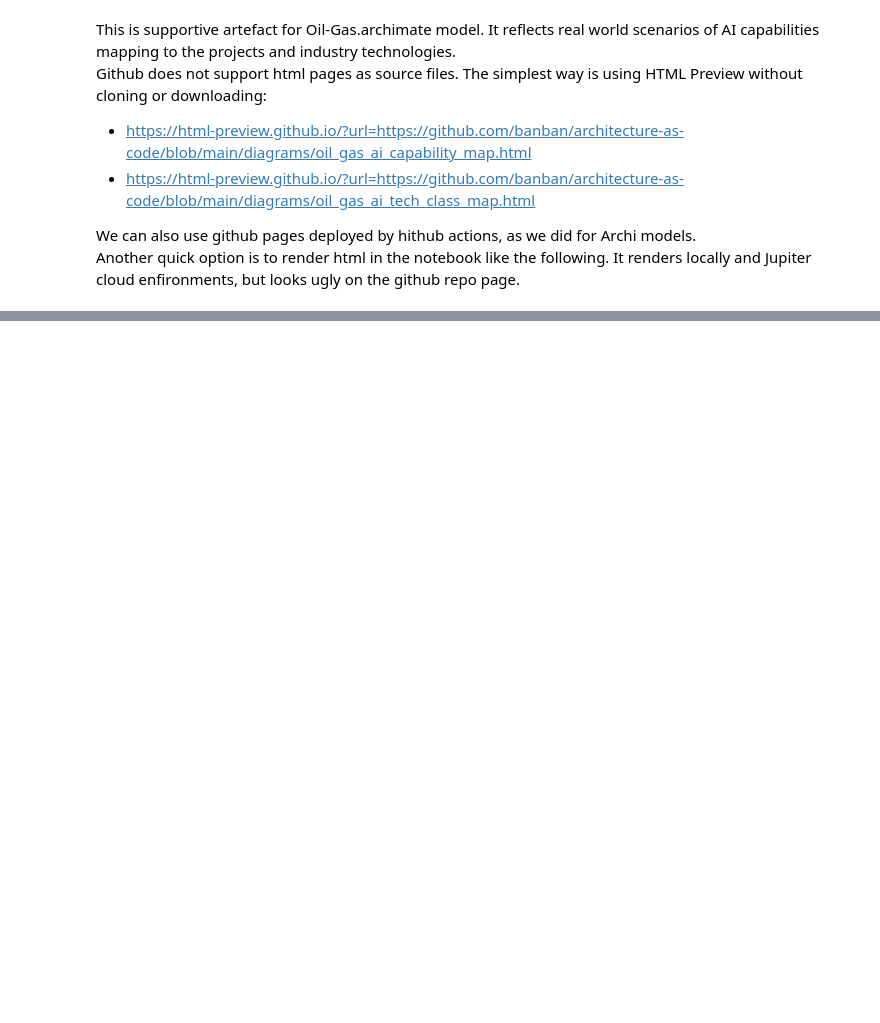
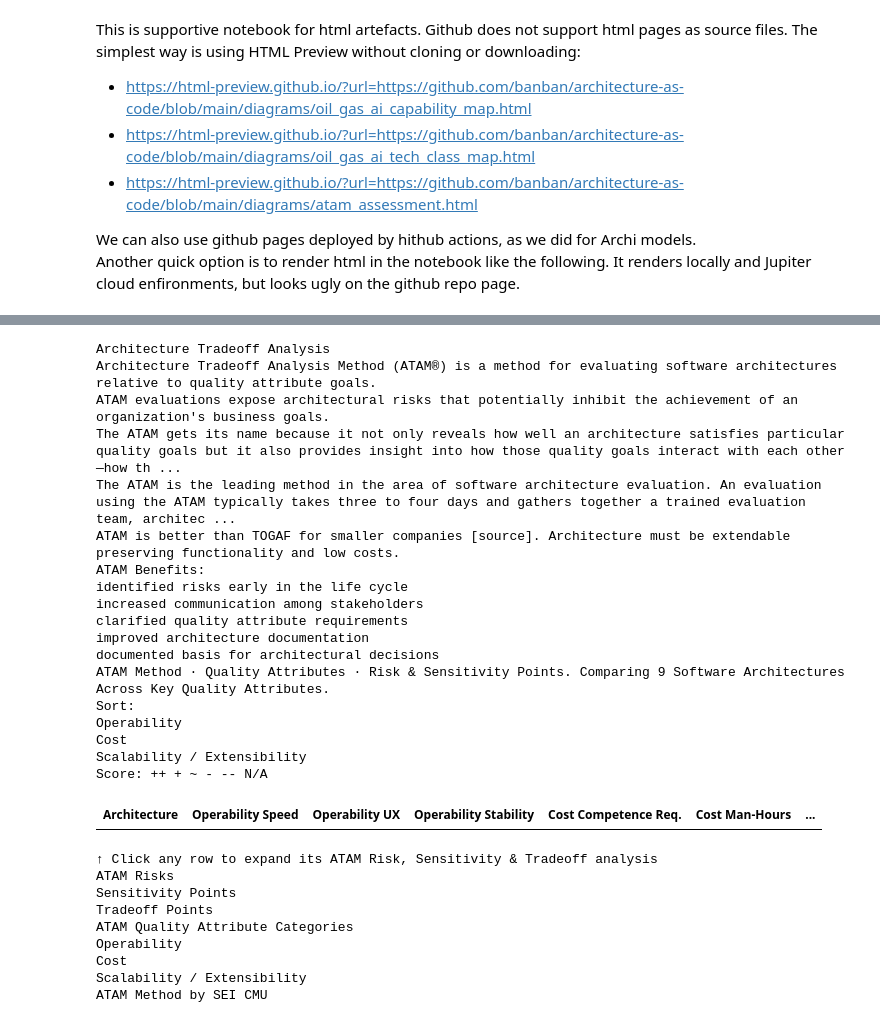
Before and after one commit to banban/architecture-as-code, a Jupyter notebook: diagrams/html_viewer.ipynb, the cells around one changed output, grey strips where cells are left out. Drawn from its saved outputs; the diff is of its cells as text; code cells hidden in the pictures; blank space fills up the shorter version.

Commit message:
add html content

```diff
--- a/diagrams/oil_gas_ai.ipynb
+++ b/diagrams/html_viewer.ipynb
@@ -1,8 +1,8 @@
 # %% [markdown]
-This is supportive artefact for Oil-Gas.archimate model. It reflects real world scenarios of AI capabilities mapping to the projects and industry technologies.\
-Github does not support html pages as source files. The simplest way is using HTML Preview without cloning or downloading:
+This is supportive notebook for html artefacts. Github does not support html pages as source files. The simplest way is using HTML Preview without cloning or downloading:
 - https://html-preview.github.io/?url=https://github.com/banban/architecture-as-code/blob/main/diagrams/oil_gas_ai_capability_map.html
 - https://html-preview.github.io/?url=https://github.com/banban/architecture-as-code/blob/main/diagrams/oil_gas_ai_tech_class_map.html
+- https://html-preview.github.io/?url=https://github.com/banban/architecture-as-code/blob/main/diagrams/atam_assessment.html
 
 We can also use github pages deployed by hithub actions, as we did for Archi models.\
 Another quick option is to render html in the notebook like the following. It renders locally and Jupiter cloud enfironments, but looks ugly on the github repo page.
@@ -15,3 +15,34 @@ HTML(filename='oil_gas_ai_capability_map.html')
 HTML(filename='oil_gas_ai_tech_class_map.html')
 # %% [output]
 [interactive output not drawn]
+# %%
+HTML(filename='atam_assessment.html')
+# %% [output]
+Architecture Tradeoff Analysis
+Architecture Tradeoff Analysis Method (ATAM®) is a method for evaluating software architectures relative to quality attribute goals.
+ATAM evaluations expose architectural risks that potentially inhibit the achievement of an organization's business goals.
+The ATAM gets its name because it not only reveals how well an architecture satisfies particular quality goals but it also provides insight into how those quality goals interact with each other—how th ...
+The ATAM is the leading method in the area of software architecture evaluation. An evaluation using the ATAM typically takes three to four days and gathers together a trained evaluation team, architec ...
+ATAM is better than TOGAF for smaller companies [source]. Architecture must be extendable preserving functionality and low costs.
+ATAM Benefits:
+identified risks early in the life cycle
+increased communication among stakeholders
+clarified quality attribute requirements
+improved architecture documentation
+documented basis for architectural decisions
+ATAM Method · Quality Attributes · Risk & Sensitivity Points. Comparing 9 Software Architectures Across Key Quality Attributes.
+Sort:
+Operability
+Cost
+Scalability / Extensibility
+Score: ++ + ~ - -- N/A
+| Architecture | Operability Speed | Operability UX | Operability Stability | Cost Competence Req. | Cost Man-Hours | ... |
+↑ Click any row to expand its ATAM Risk, Sensitivity & Tradeoff analysis
+ATAM Risks
+Sensitivity Points
+Tradeoff Points
+ATAM Quality Attribute Categories
+Operability
+Cost
+Scalability / Extensibility
+ATAM Method by SEI CMU
```
Also changed, not shown: 1 other file.
